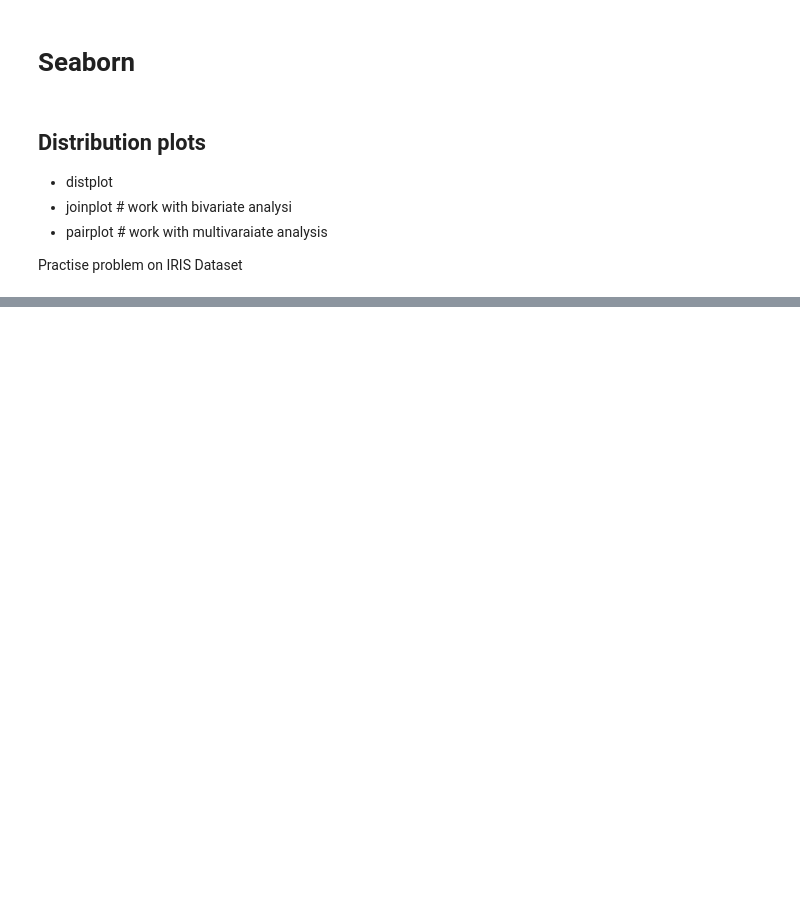
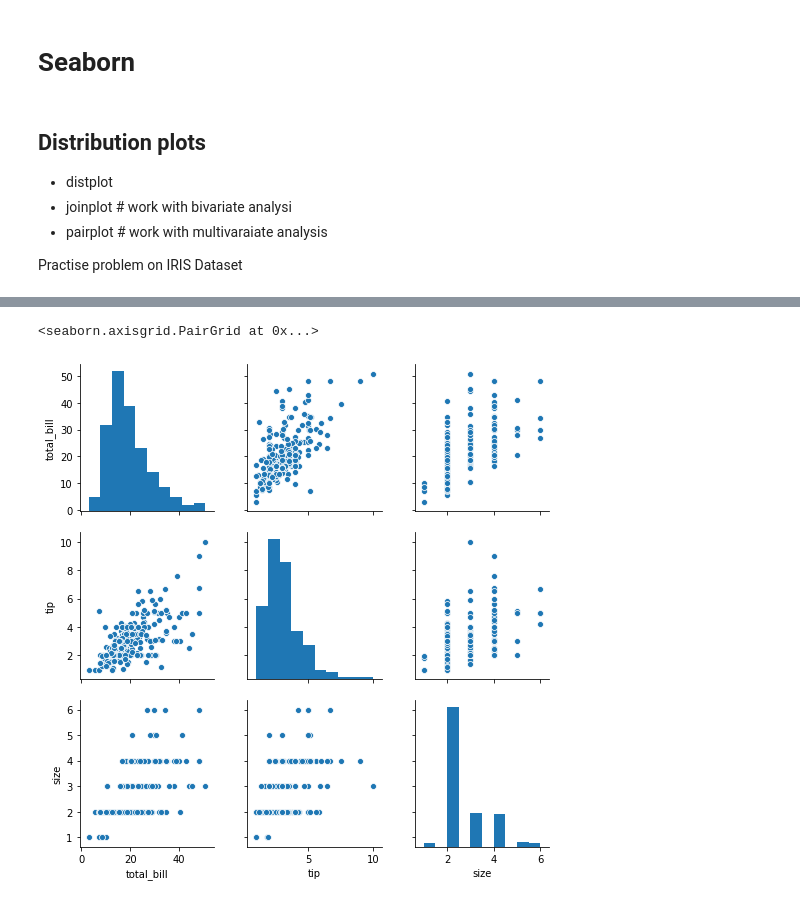
Before and after one commit to vishaldubey180/Machine-laearning-KN, a Jupyter notebook: Seaborn/seaborn.ipynb, the cells around one changed output, grey strips where cells are left out. Saved outputs shown, nothing was run; the diff lists cells and outputs as text; code cells hidden in the pictures; blank space fills up the shorter version.

```diff
--- a/Seaborn/seaborn.ipynb
+++ b/Seaborn/seaborn.ipynb
@@ -26,0 +120,5 @@ import seaborn as sns
+# %%
+sns.pairplot(df)
+# %% [output]
+<seaborn.axisgrid.PairGrid at 0x...>
+[figure, added]
```
Also changed, not shown: parts of 23 cells of this notebook.
